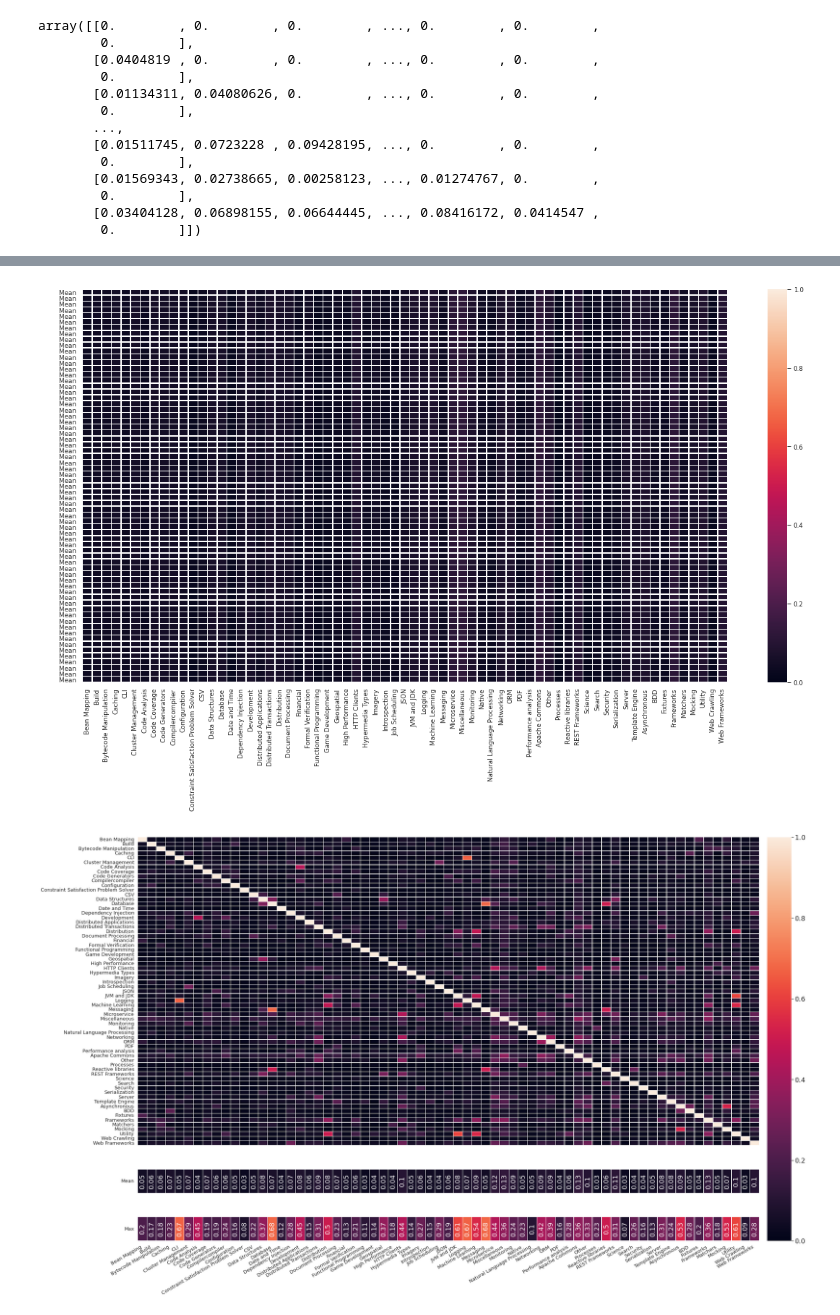
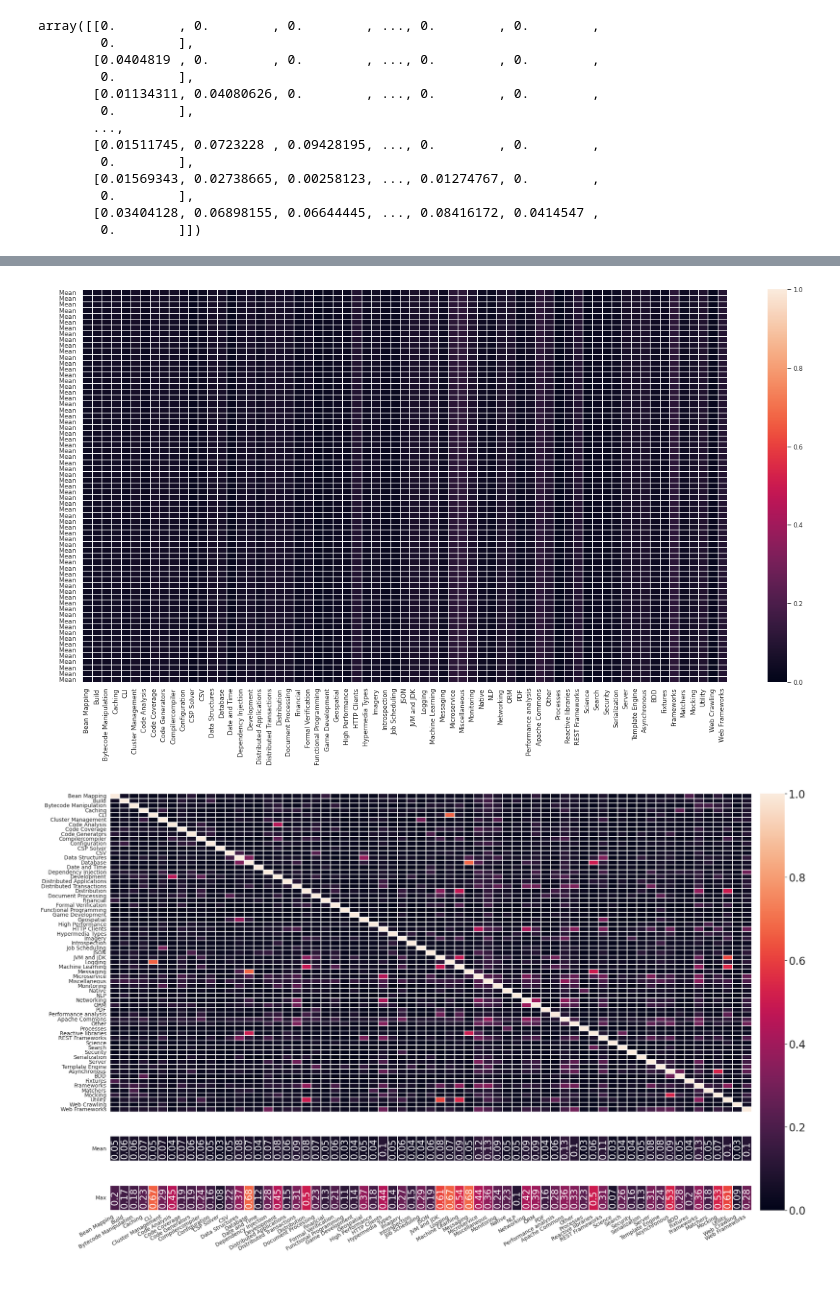
Before and after one commit to SasCezar/ComponentSemantics, a Jupyter notebook: componentSemantics/class_term_based_classification.ipynb, the cells around one changed output, grey strips where cells are left out. Saved outputs shown, nothing was run; the diff lists cells and outputs as text; code cells hidden in the pictures; blank space fills up the shorter version.

```diff
--- a/componentSemantics/class_term_based_classification.ipynb
+++ b/componentSemantics/class_term_based_classification.ipynb
@@ -8,15 +5,16 @@ import multiset
 from utils import load_embeddings, load_projects_new, load_stopwords
 # %%
 level  = '3rd'
-annot = False
+annot = True if '1' in level else False
 sz = (15,5)
 max_df = 0.8
 min_df = 0.1
 
 sett = f'_{max_df}_{min_df}'
 # %%
-projects, imapping = load_projects_new('.', 'java-projects .final.csv', level=f'{level} level')
+projects, imapping = load_projects_new('.', 'java-projects.final.csv', level=f'{level} level')
 labels = {k:v for k,v in zip(projects['names'], projects['labels_id'])}
+remap = {'Constraint Satisfaction Problem Solver': 'CSP Solver', 'Natural Language Processing': 'NLP', 'Scientific/Engineering': 'Science/Engineering'}
 # %%
 path = "resources/java/stopwords.txt"
 stopwords = load_stopwords(path)
@@ -90,0 +93,2 @@ text = [data[k] for k in lab]
+# %%
+lab = [remap[x] if x in remap else x for x in lab]
@@ -209,7 +223,7 @@ mn = np.mean(simil, axis = 1)
 fig, ax = plt.subplots(figsize=(20,10))
 c = sns.heatmap([mna for i in range(len(lab))], xticklabels=lab, yticklabels=['        Mean' for i in range(len(lab))], annot=annot, linewidths=.5, ax=ax, vmin=0, vmax=1)
 # %% [output]
-[figure, old version]
+[figure, new version]
 # %%
 fig = c.get_figure()
 
@@ -219,40 +233,39 @@ import numpy as np
 import matplotlib
 import matplotlib.pyplot as plt
 
 font = {'family' : 'normal',
-        'size'   : 60}
+        'size'   : 180}
 
 matplotlib.rc('font', **font)
 
 import seaborn as sns
 sns.set_theme()
 fig, ax = plt.subplots(3, 1,
                          figsize=(30,20),
                          gridspec_kw={'height_ratios':[90, 7, 7],
                                       'width_ratios' :[20]})
 
 cbar_ax = fig.add_axes([.91, .125, .03, .755])
 
-
 #sns.set_context("paper")#, font_scale=1.6)#rc={"font.size":16,"axes.titlesize":16,"axes.labelsize":16})
-sns.set(font_scale=1.5)
-fsz = 13
+sns.set(font_scale=2)
+fsz = 14
 for i, axes in enumerate(ax.flat):
     if i == 0:
         v = sns.heatmap(np.round(simil, decimals=2), ax=axes, cbar_ax=cbar_ax, xticklabels=[], vmin=0, vmax=1, yticklabels=lab,  annot=annot, linewidths=.3)
         v.set_yticklabels(v.get_yticklabels(), verticalalignment='center',  size = fsz)
         cbar = v.collections[0].colorbar
-        cbar.ax.tick_params(labelsize=18)
+        cbar.ax.tick_params(labelsize=28)
     if i == 1:
         t = sns.heatmap(np.round([mn], decimals=2), ax=axes, cbar_ax=cbar_ax, yticklabels=['Mean'], xticklabels=[], vmin=0, vmax=1, cbar=False, annot=True, annot_kws={'rotation': 90}, linewidths=.3)
         t.set_yticklabels(t.get_yticklabels(), rotation=0, verticalalignment='center',  size = fsz)
     if i == 2:
         k = sns.heatmap(np.round([ms], decimals=2), ax=axes, cbar_ax=cbar_ax, yticklabels=['Max'], xticklabels=lab, vmin=0, vmax=1, cbar=False, annot=True, annot_kws={'rotation': 90}, linewidths=.3)
         k.set_xticklabels(k.get_xticklabels(), rotation=30, horizontalalignment='right',  size = fsz)
         k.set_yticklabels(k.get_yticklabels(), rotation=0, verticalalignment='center',  size = fsz)
-fig.savefig(f'class_similarities_{level}{sett}_final.pdf', format='pdf', dpi=1200, bbox_inches='tight')
+fig.savefig(f'class_similarities_{level}{sett}_final.pdf', format='pdf', dpi=800, bbox_inches='tight')
 # %% [output]
-[figure, old version]
+[figure, new version]
 # %%
 import numpy as np
 import matplotlib
```
Also changed, not shown: parts of 9 cells of this notebook, 3 other files.
